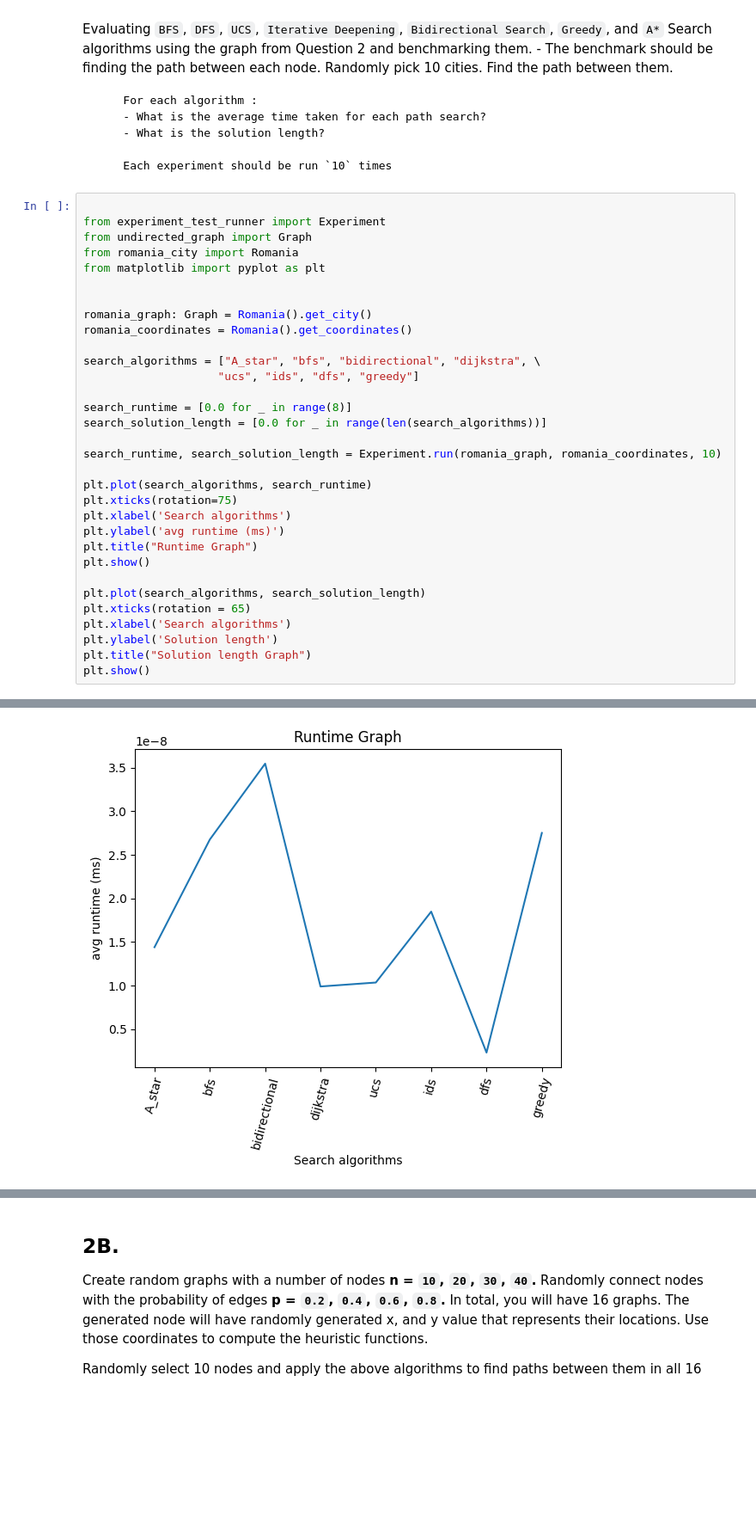
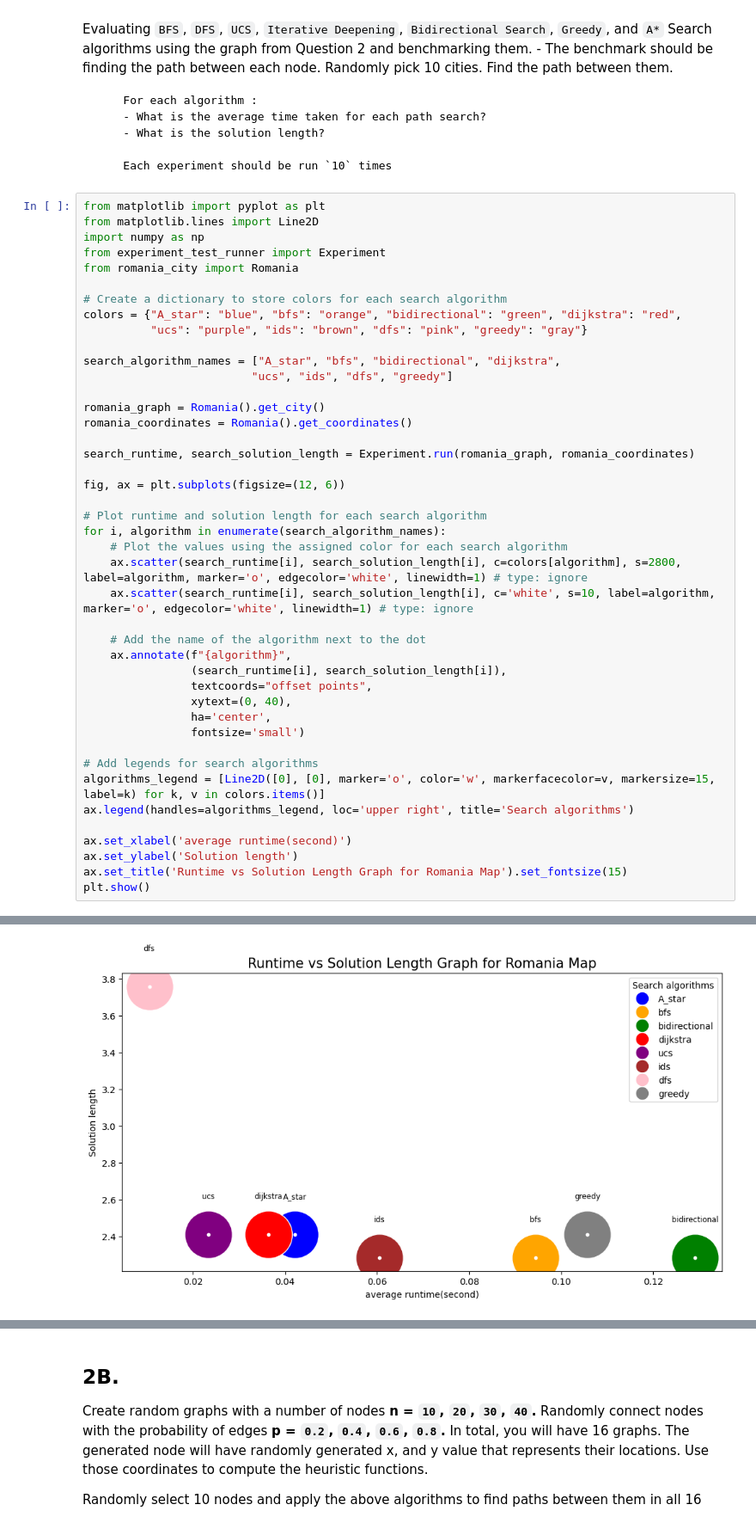
Before and after one commit to NathanZlion/AI_algo, a Jupyter notebook: Observation.ipynb, the cells around one changed output, grey strips where cells are left out. Shown at 86% size. Cells and saved outputs as stored; diff of their text form; blank space fills up the shorter version.

Commit message:
graph plots beautified

```diff
--- a/Observation.ipynb
+++ b/Observation.ipynb
@@ -9,35 +9,46 @@ Evaluating `BFS`, `DFS`, `UCS`, `Iterative Deepening`, `Bidirectional Search`, `
 
         Each experiment should be run `10` times
 # %%
+from matplotlib import pyplot as plt
+from matplotlib.lines import Line2D
+import numpy as np
+from experiment_test_runner import Experiment
+from romania_city import Romania
 
-from experiment_test_runner import Experiment
-from undirected_graph import Graph
-from romania_city import Romania
-from matplotlib import pyplot as plt
+# Create a dictionary to store colors for each search algorithm
+colors = {"A_star": "blue", "bfs": "orange", "bidirectional": "green", "dijkstra": "red",
+          "ucs": "purple", "ids": "brown", "dfs": "pink", "greedy": "gray"}
 
+search_algorithm_names = ["A_star", "bfs", "bidirectional", "dijkstra",
+                         "ucs", "ids", "dfs", "greedy"]
 
-romania_graph: Graph = Romania().get_city()
+romania_graph = Romania().get_city()
 romania_coordinates = Romania().get_coordinates()
 
-search_algorithms = ["A_star", "bfs", "bidirectional", "dijkstra", \
-                    "ucs", "ids", "dfs", "greedy"]
+search_runtime, search_solution_length = Experiment.run(romania_graph, romania_coordinates)
 
-search_runtime = [0.0 for _ in range(8)]
-search_solution_length = [0.0 for _ in range(len(search_algorithms))]
+fig, ax = plt.subplots(figsize=(12, 6))
 
-search_runtime, search_solution_length = Experiment.run(romania_graph, romania_coordinates, 10)
+# Plot runtime and solution length for each search algorithm
+for i, algorithm in enumerate(search_algorithm_names):
+    # Plot the values using the assigned color for each search algorithm
+    ax.scatter(search_runtime[i], search_solution_length[i], c=colors[algorithm], s=2800, label=algorithm, marker='o', edgecolor='white', linewidth=1) # type: ignore
+    ax.scatter(search_runtime[i], search_solution_length[i], c='white', s=10, label=algorithm, marker='o', edgecolor='white', linewidth=1) # type: ignore
 
-plt.plot(search_algorithms, search_runtime)
-plt.xticks(rotation=75)
-plt.xlabel('Search algorithms')
-plt.ylabel('avg runtime (ms)')
-plt.title("Runtime Graph")
+    # Add the name of the algorithm next to the dot
+    ax.annotate(f"{algorithm}",
+                (search_runtime[i], search_solution_length[i]),
+                textcoords="offset points",
+                xytext=(0, 40),
+                ha='center',
+                fontsize='small')
+
+# Add legends for search algorithms
+algorithms_legend = [Line2D([0], [0], marker='o', color='w', markerfacecolor=v, markersize=15, label=k) for k, v in colors.items()]
+ax.legend(handles=algorithms_legend, loc='upper right', title='Search algorithms')
+
+ax.set_xlabel('average runtime(second)')
+ax.set_ylabel('Solution length')
+ax.set_title('Runtime vs Solution Length Graph for Romania Map').set_fontsize(15)
 plt.show()
-
-plt.plot(search_algorithms, search_solution_length)
-plt.xticks(rotation = 65)
-plt.xlabel('Search algorithms')
-plt.ylabel('Solution length')
-plt.title("Solution length Graph")
-plt.show()
 # %% [output]
@@ -47 +55 @@ Failed : 0/380
-[figure, old version]
+[figure, new version]
```
Also changed, not shown: parts of 3 cells of this notebook, 6 other files.
